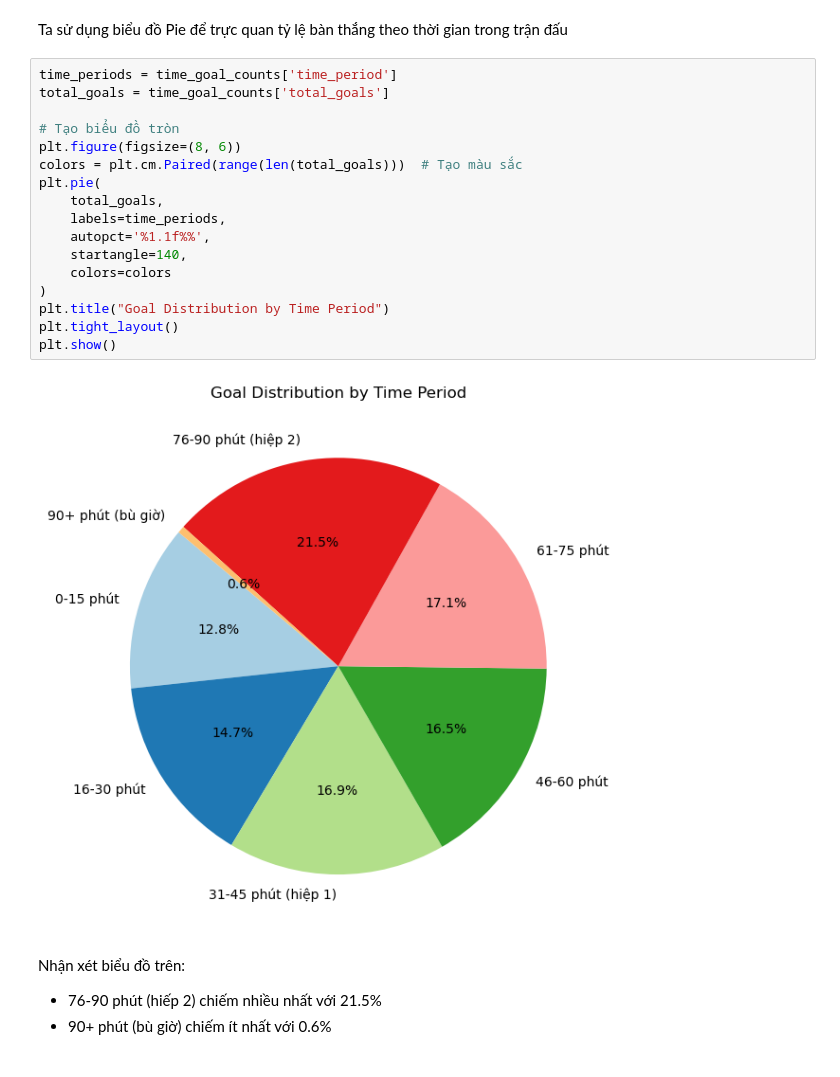
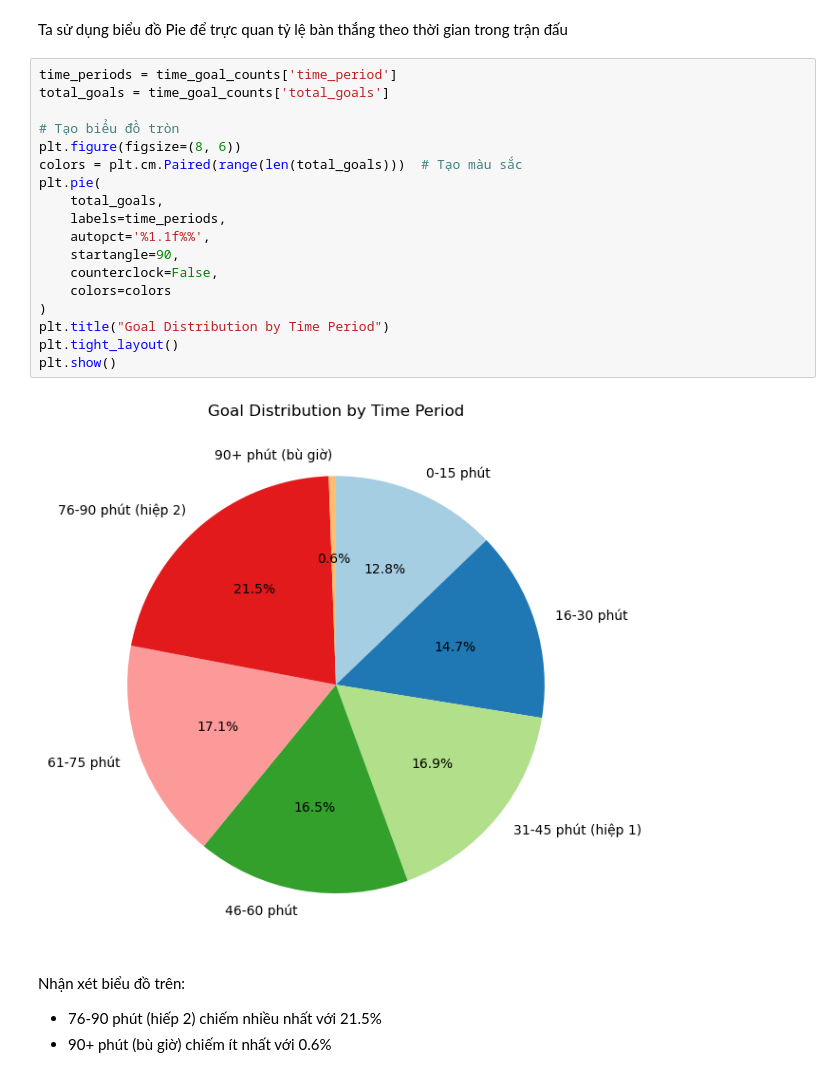
Before and after one commit to trgtanhh04/Programming4DS_Final, a Jupyter notebook: P4S.ipynb, the cells around one changed output. Saved outputs shown, nothing was run; the diff lists cells and outputs as text.

```diff
--- a/P4S.ipynb
+++ b/P4S.ipynb
@@ -1499,22 +1499,23 @@ Ta sử dụng biểu đồ Pie để trực quan tỷ lệ bàn thắng theo th
 # %%
 time_periods = time_goal_counts['time_period']
 total_goals = time_goal_counts['total_goals']
 
 # Tạo biểu đồ tròn
 plt.figure(figsize=(8, 6))
 colors = plt.cm.Paired(range(len(total_goals)))  # Tạo màu sắc
 plt.pie(
     total_goals,
     labels=time_periods,
     autopct='%1.1f%%',
-    startangle=140,
+    startangle=90,
+    counterclock=False,
     colors=colors
 )
 plt.title("Goal Distribution by Time Period")
 plt.tight_layout()
 plt.show()
 # %% [output]
-[figure, old version]
+[figure, new version]
 # %% [markdown]
 Nhận xét biểu đồ trên:
 - 76-90 phút (hiếp 2) chiếm nhiều nhất với 21.5%
```
Also changed, not shown: parts of 9 cells of this notebook.
